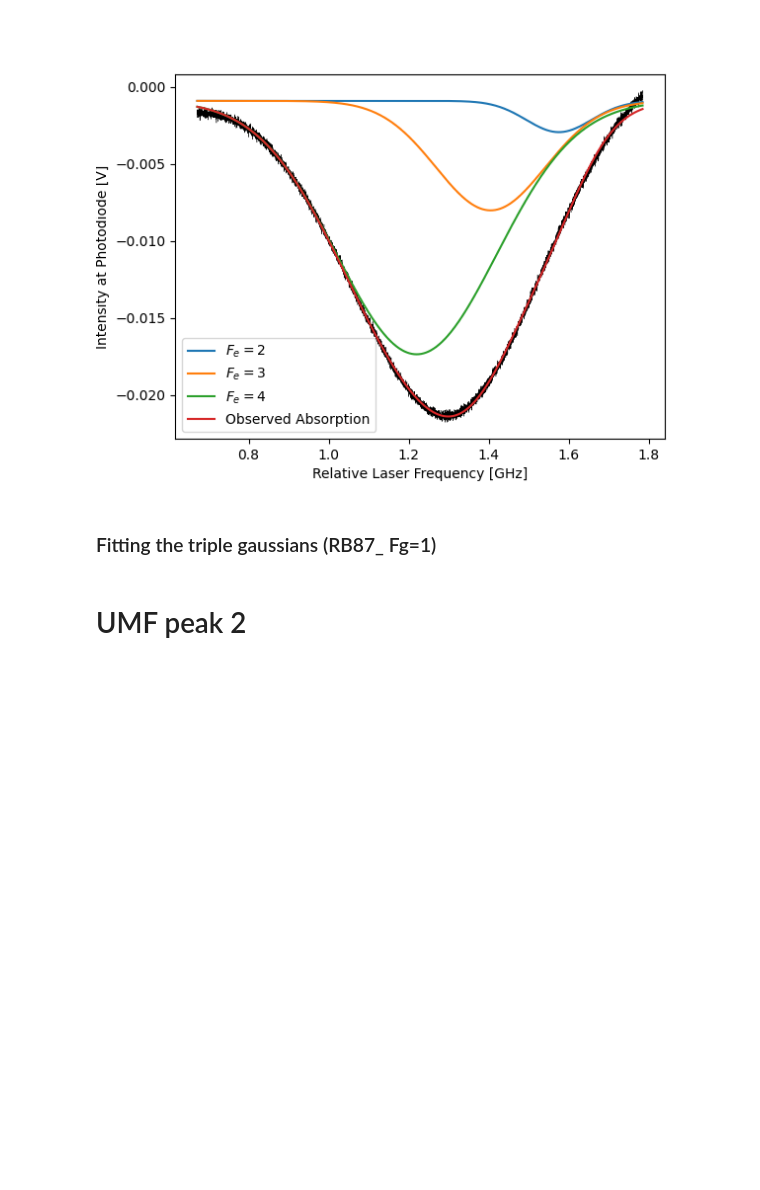
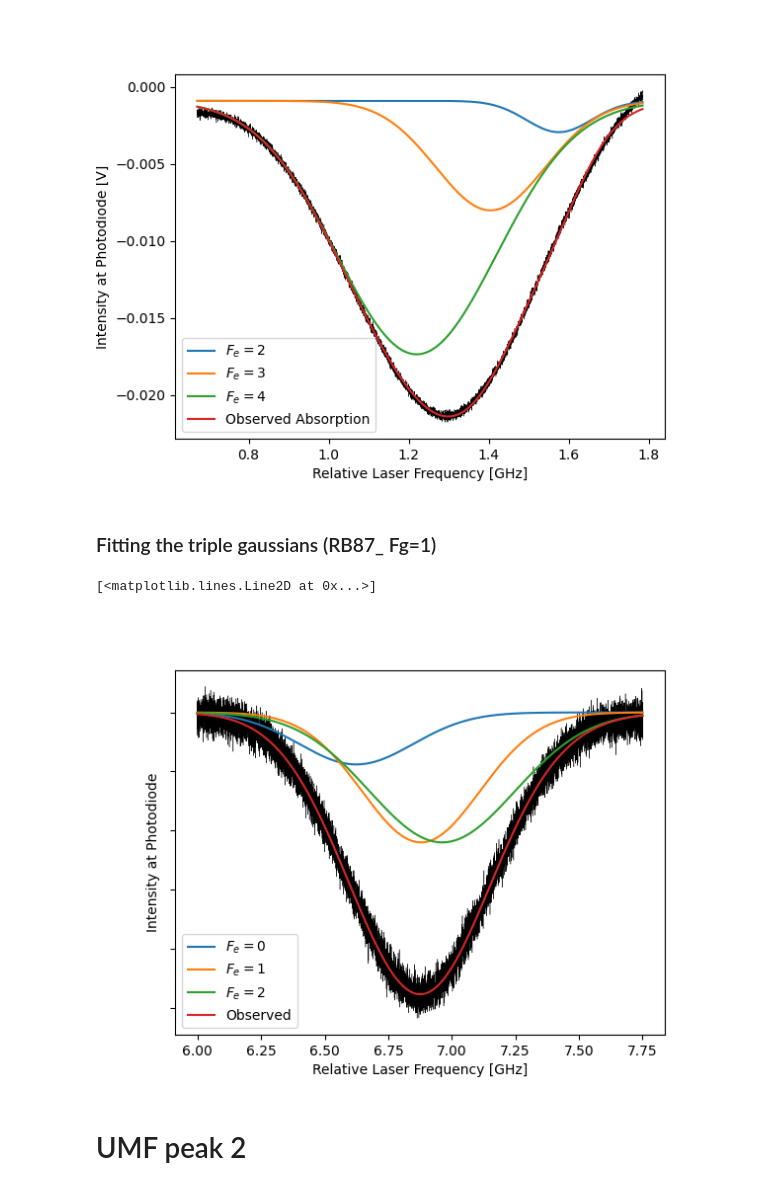
Before and after one commit to benjaminorthner/quantumlab, a Jupyter notebook: rb_spec/rb_spec.ipynb, the cells around one changed output. Cells and saved outputs as stored; diff of their text form; code cells hidden in the pictures; blank space fills up the shorter version.

```diff
--- a/rb_spec/rb_spec.ipynb
+++ b/rb_spec/rb_spec.ipynb
@@ -278,7 +281,7 @@ start_trim = 102000
 end_trim = 12000
 
 
-xdata = freq[start_trim:-end_trim] * 100
+xdata = freq[start_trim:-end_trim]
 ydata = c2[start_trim:-end_trim]
 
 def line(x, m, c):
@@ -289,34 +292,38 @@ ydata = ydata - ySkewLine
 peakIndex = np.where(ydata == min(ydata))[0][0]
 xPeak = xdata[peakIndex]
 
 # define fitting function
 A_ratios = [2, 5, 5]
 A_sum = np.sum(A_ratios)
 def tripleGaussian(x, A, f00, f01, f02, fD0, fD1, fD2):
     sum = - A * A_ratios[0]/A_sum  * np.exp(-4 * np.log(2) * pow((x - f00) / fD0, 2))
     sum += - A * A_ratios[1]/A_sum * np.exp(-4 * np.log(2) * pow((x - f01) / fD1, 2))
     sum += - A * A_ratios[2]/A_sum * np.exp(-4 * np.log(2) * pow((x - f02) / fD2, 2))
 
     return sum
 
 #initialguess = 0.005, xPeak -0.302, xPeak - 0.229, xPeak + 0.229-0.156, 0.6, 0.6, 0.6, 0.003
 initialguess = 0.005, xPeak-0.3, xPeak-0.0, xPeak+0, 0.6, 0.6, 0.6
 (A, f00, f01, f02, fD0, fD1, fD2), _ = curve_fit(tripleGaussian, xdata, ydata, initialguess, maxfev=5000)
 yGaussian0 = gaussian(xdata, A * A_ratios[0]/A_sum, f00, fD0, 0)
 yGaussian1 = gaussian(xdata, A * A_ratios[1]/A_sum, f01, fD1, 0)
 yGaussian2 = gaussian(xdata, A * A_ratios[2]/A_sum, f02, fD2, 0)
 plt.plot(xdata, yGaussian0, zorder=100, label=r"$F_e = 0$")
 plt.plot(xdata, yGaussian1, zorder=100, label=r"$F_e = 1$")
 plt.plot(xdata, yGaussian2, zorder=100, label=r"$F_e = 2$")
-plt.plot(xdata, tripleGaussian(xdata, A, f00, f01, f02, fD0, fD1, fD2), zorder=100, label="Observed Absorption")
+plt.plot(xdata, tripleGaussian(xdata, A, f00, f01, f02, fD0, fD1, fD2), zorder=100, label="Observed")
 
 # fitting and plotting
 
 plt.legend()
 plt.ylabel("Intensity at Photodiode")
 plt.xlabel("Relative Laser Frequency [GHz]")
 
+plt.gca().set_yticklabels([])
 plt.plot(xdata, ydata, linewidth=0.3, c='black')
+# %% [output]
+[<matplotlib.lines.Line2D at 0x...>]
+[figure, added]
 # %% [markdown]
 # UMF peak 2
 # %%
```
Also changed, not shown: parts of 3 cells of this notebook.
